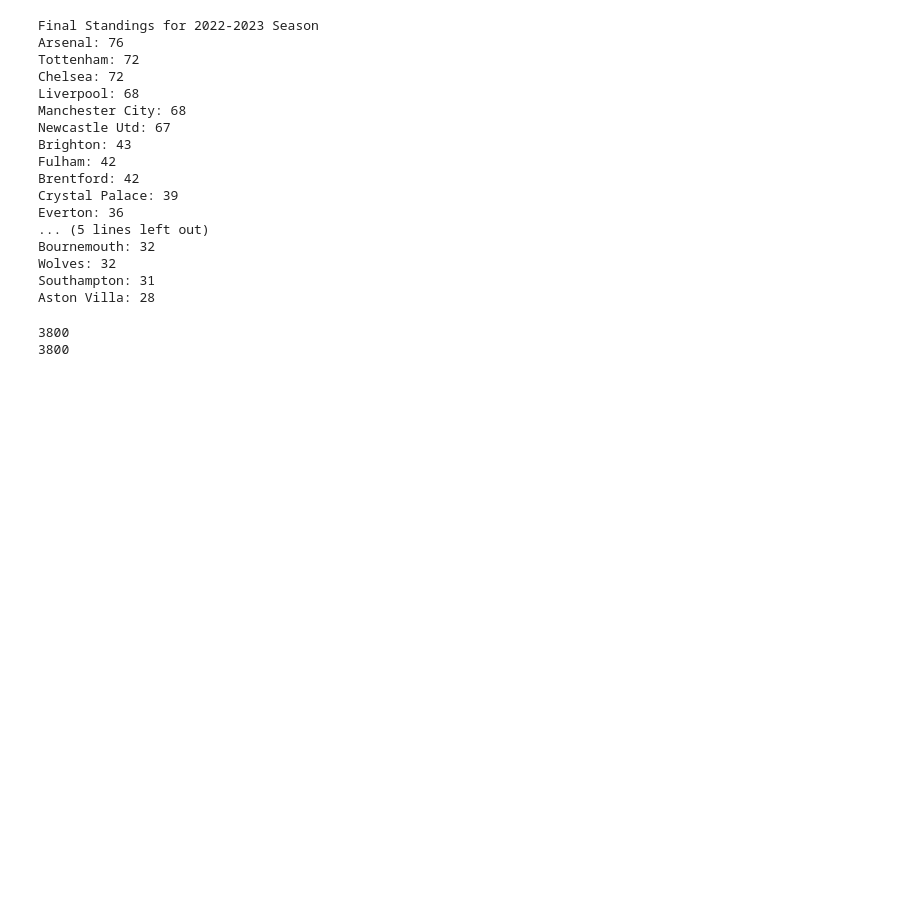
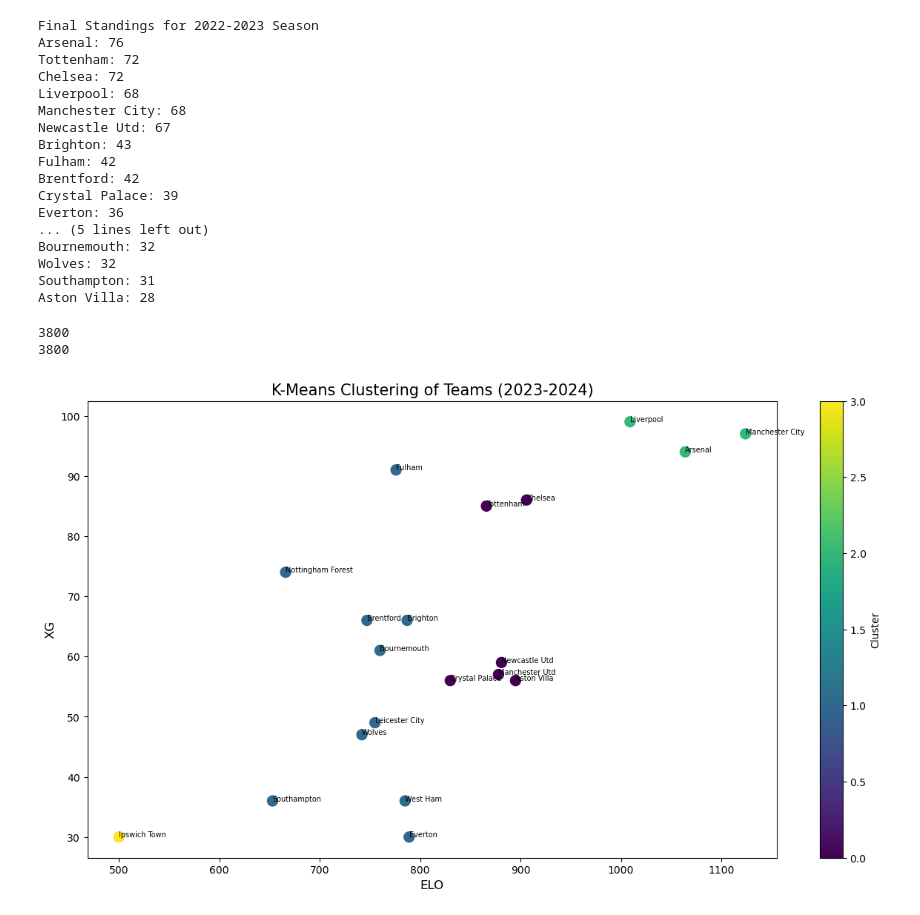
Before and after one commit to ML-Project-PremierInsights/ELO-Insights, a Jupyter notebook: ensemble_models.ipynb, the cells around one changed output. Cells and saved outputs as stored; diff of their text form; code cells hidden in the pictures; blank space fills up the shorter version.

Commit message:
Kmeans model tested

```diff
--- a/ensemble_models.ipynb
+++ b/ensemble_models.ipynb
@@ -501,3 +501,29 @@ dataset.to_csv('final_feature_dataset.csv', index=False)
 # %% [output]
 3800
 3800
+# %%
+from sklearn.cluster import KMeans
+import matplotlib.pyplot as plt
+from sklearn.preprocessing import StandardScaler
+team_data_23_24 = pd.read_csv('Datasets/2023-2024_team_data.csv')
+
+
+kmeans = KMeans(n_clusters=4).fit(team_data_23_24[['ELO', 'XG']])
+team_data_23_24['Cluster'] = kmeans.labels_
+
+plt.figure(figsize=(15, 8))
+plt.scatter(team_data_23_24['ELO'], team_data_23_24['XG'], c=team_data_23_24['Cluster'], cmap='viridis', s=100)
+
+# Annotating the teams with their names
+for i, row in team_data_23_24.iterrows():
+    plt.text(row['ELO'], row['XG'], row['Team'], fontsize=7)
+
+# Labels and title
+plt.title('K-Means Clustering of Teams (2023-2024)', fontsize=15)
+plt.xlabel('ELO', fontsize=12)
+plt.ylabel('XG', fontsize=12)
+plt.colorbar(label='Cluster')
+
+plt.show()
+# %% [output]
+[figure, added]
```
Also changed, not shown: parts of 5 cells of this notebook.
